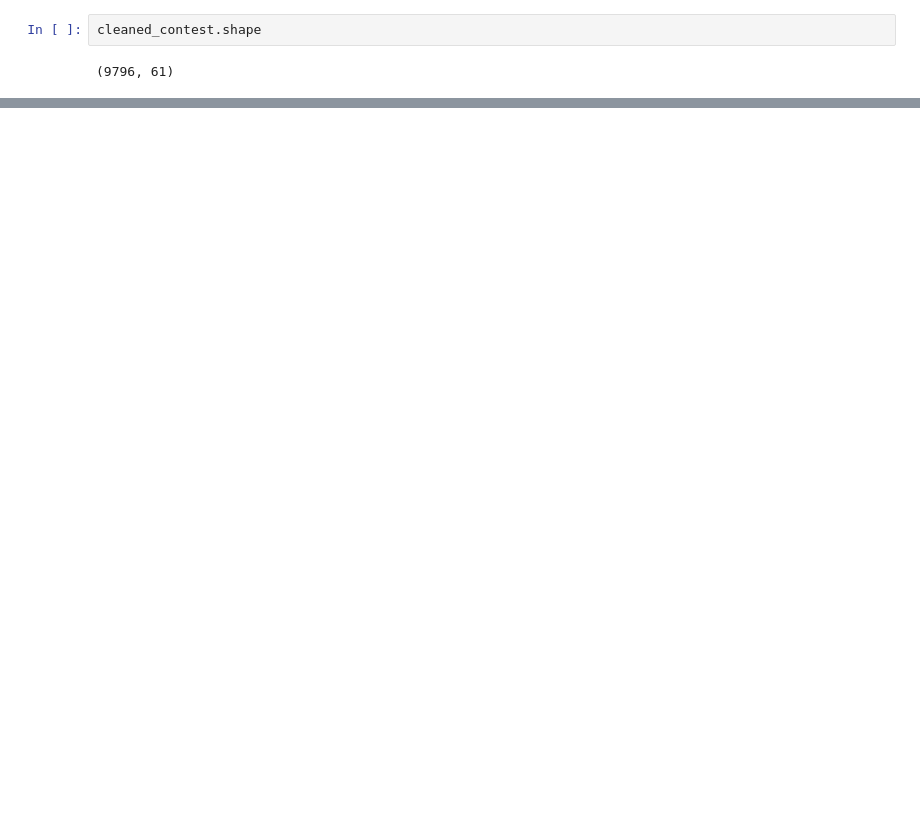
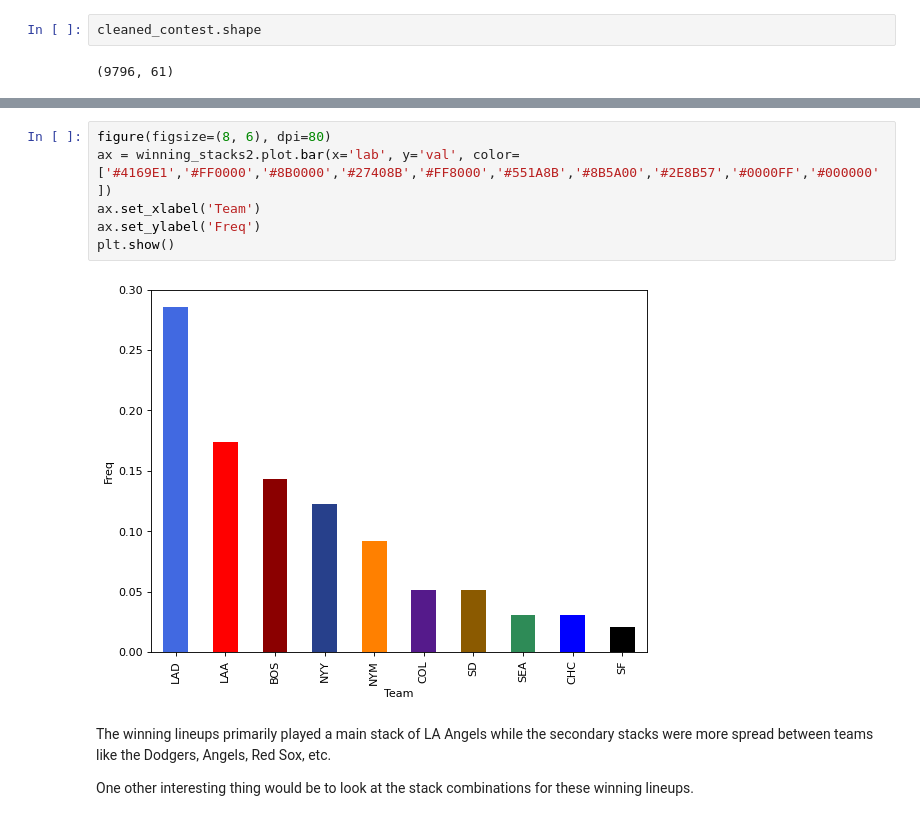
Before and after one commit to flaghunter21/DFS, a Jupyter notebook: Contest_Analysis.ipynb, the cells around one changed output, grey strips where cells are left out. Drawn from its saved outputs; the diff is of its cells as text; blank space fills up the shorter version.

```diff
--- a/Contest_Analysis.ipynb
+++ b/Contest_Analysis.ipynb
@@ -300,0 +380,12 @@ ax = stack1_size.plot.bar(x='lab', y='val', rot=0).set_ylabel('Points')
+# %%
+figure(figsize=(8, 6), dpi=80)
+ax = winning_stacks2.plot.bar(x='lab', y='val', color=['#4169E1','#FF0000','#8B0000','#27408B','#FF8000','#551A8B','#8B5A00','#2E8B57','#0000FF','#000000'])
+ax.set_xlabel('Team')
+ax.set_ylabel('Freq')
+plt.show()
+# %% [output]
+[figure, added]
+# %% [markdown]
+The winning lineups primarily played a main stack of LA Angels while the secondary stacks were more spread between teams like the Dodgers, Angels, Red Sox, etc.
+
+One other interesting thing would be to look at the stack combinations for these winning lineups.
```
Also changed, not shown: parts of 20 cells of this notebook.
